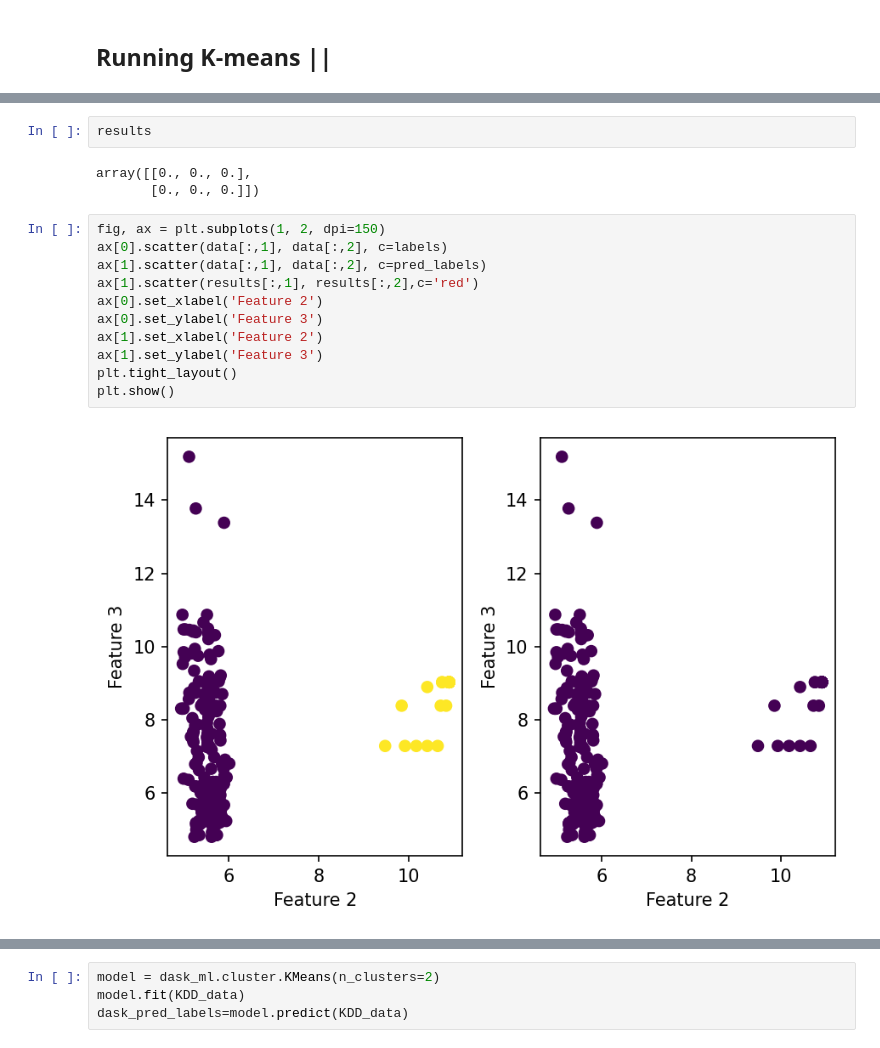
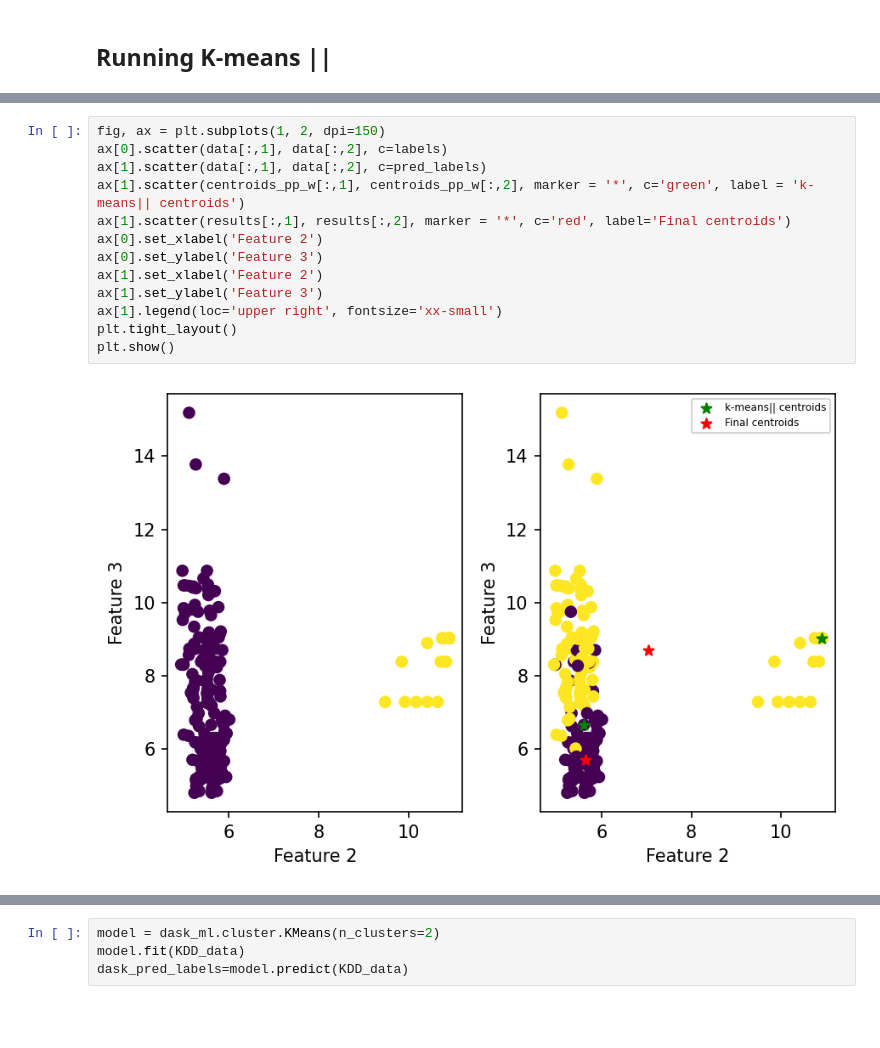
Before and after one commit to ElHuaco/Distributed-k-means, a Jupyter notebook: src/dask/notebooks/OUR CODE/Main.ipynb, the cells around one changed output, grey strips where cells are left out. Cells and saved outputs as stored; diff of their text form; blank space fills up the shorter version.

```diff
--- a/src/dask/notebooks/OUR CODE/Main.ipynb
+++ b/src/dask/notebooks/OUR CODE/Main.ipynb
@@ -465,21 +468,18 @@ plt.show()
-# %%
-results
-# %% [output]
-array([[0., 0., 0.],
-       [0., 0., 0.]])
 # %%
 fig, ax = plt.subplots(1, 2, dpi=150)
 ax[0].scatter(data[:,1], data[:,2], c=labels)
 ax[1].scatter(data[:,1], data[:,2], c=pred_labels)
-ax[1].scatter(results[:,1], results[:,2],c='red')
+ax[1].scatter(centroids_pp_w[:,1], centroids_pp_w[:,2], marker = '*', c='green', label = 'k-means|| centroids')
+ax[1].scatter(results[:,1], results[:,2], marker = '*', c='red', label='Final centroids')
 ax[0].set_xlabel('Feature 2')
 ax[0].set_ylabel('Feature 3')
 ax[1].set_xlabel('Feature 2')
 ax[1].set_ylabel('Feature 3')
+ax[1].legend(loc='upper right', fontsize='xx-small')
 plt.tight_layout()
 plt.show()
 # %% [output]
-[figure, old version]
+[figure, new version]
 # %%
 fig, ax = plt.subplots(1, 2, dpi=150)
 ax[0].scatter(data[:,0], data[:,2], c=labels)
```
Also changed, not shown: parts of 7 cells of this notebook, 1 other file.
